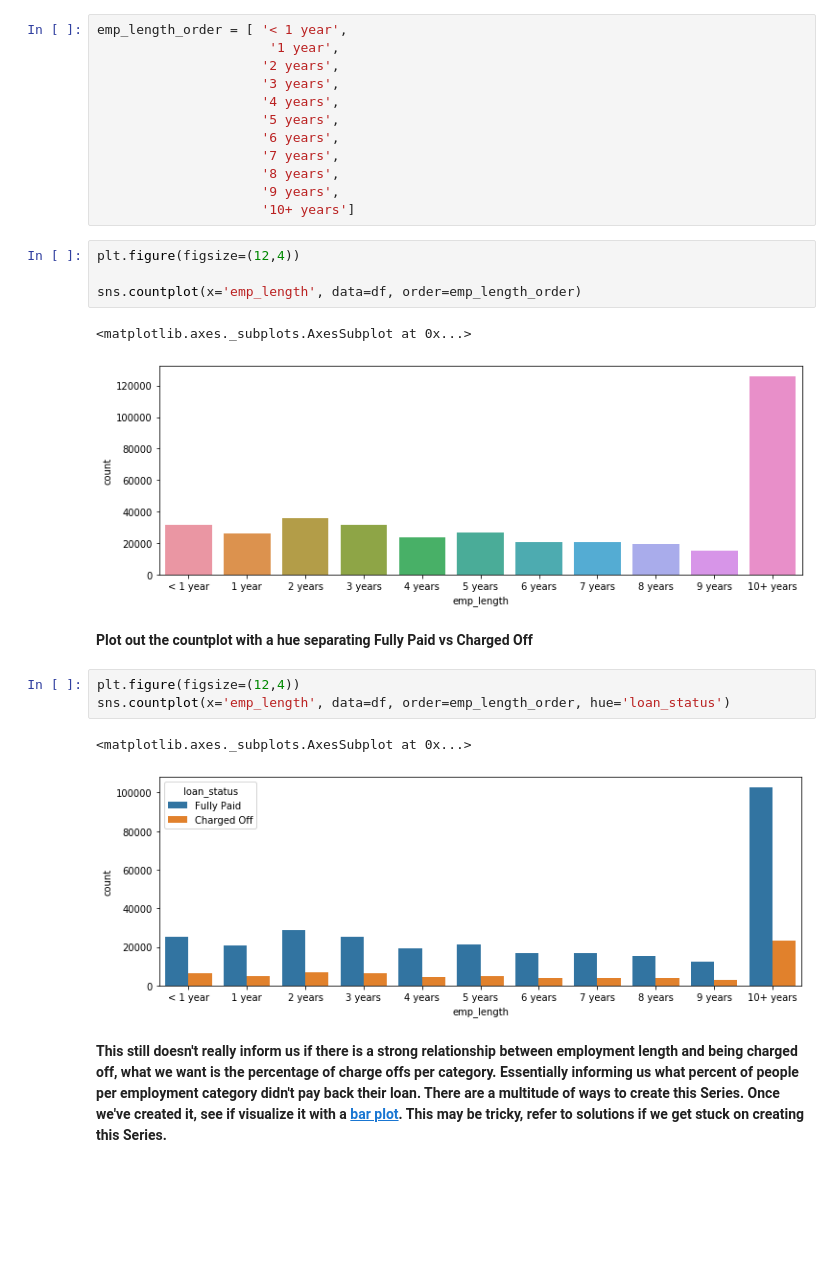
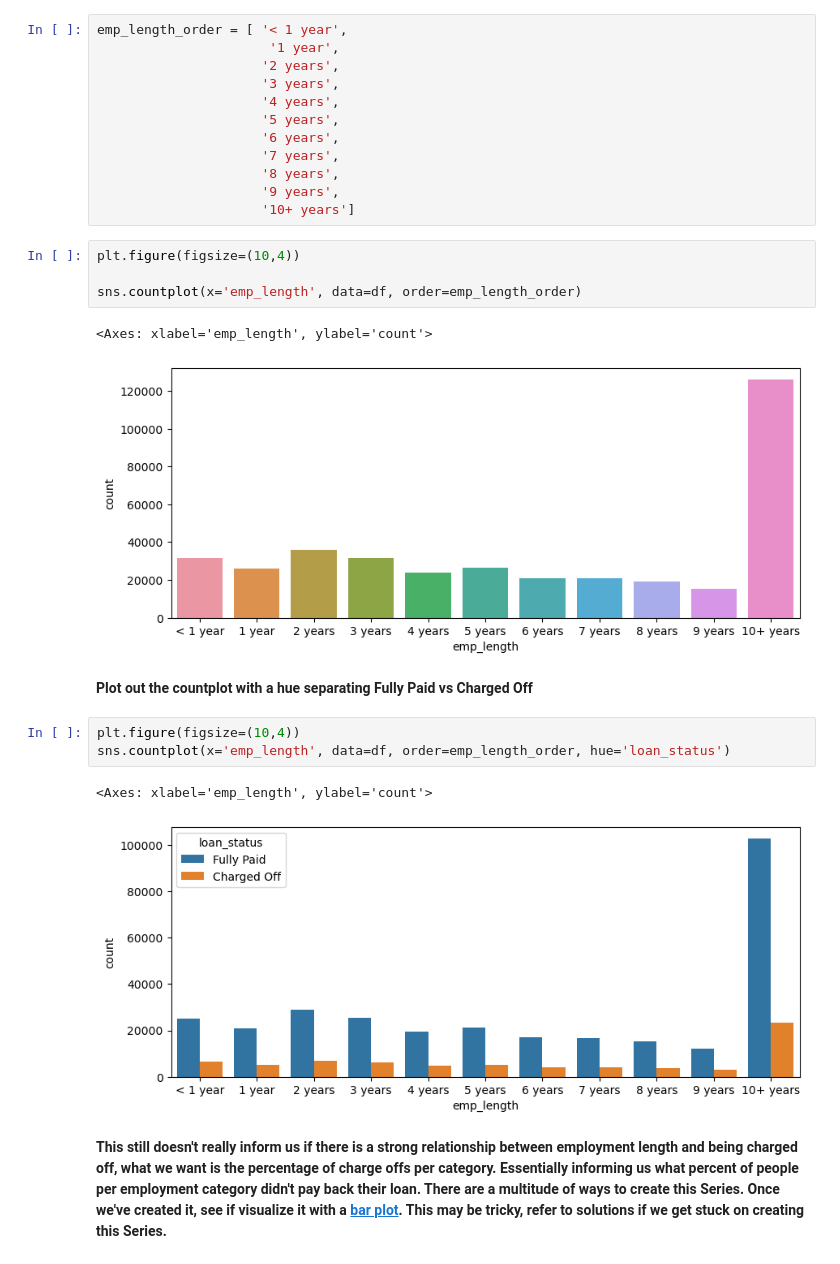
Before and after one commit to mshayganfar/ML_coding, a Jupyter notebook: MahniShayganfar_Keras_LendingClub_Project.ipynb, the cells around one changed output. Cells and saved outputs as stored; diff of their text form; blank space fills up the shorter version.

```diff
--- a/MahniShayganfar_Keras_LendingClub_Project.ipynb
+++ b/MahniShayganfar_Keras_LendingClub_Project.ipynb
@@ -520,20 +521,20 @@ emp_length_order = [ '< 1 year',
                      '9 years',
                      '10+ years']
 # %%
-plt.figure(figsize=(12,4))
+plt.figure(figsize=(10,4))
 
 sns.countplot(x='emp_length', data=df, order=emp_length_order)
 # %% [output]
-<matplotlib.axes._subplots.AxesSubplot at 0x...>
+<Axes: xlabel='emp_length', ylabel='count'>
-[figure, old version]
+[figure, new version]
 # %% [markdown]
 **Plot out the countplot with a hue separating Fully Paid vs Charged Off**
 # %%
-plt.figure(figsize=(12,4))
+plt.figure(figsize=(10,4))
 sns.countplot(x='emp_length', data=df, order=emp_length_order, hue='loan_status')
 # %% [output]
-<matplotlib.axes._subplots.AxesSubplot at 0x...>
+<Axes: xlabel='emp_length', ylabel='count'>
-[figure, old version]
+[figure, new version]
 # %% [markdown]
 **This still doesn't really inform us if there is a strong relationship between employment length and being charged off, what we want is the percentage of charge offs per category. Essentially informing us what percent of people per employment category didn't pay back their loan. There are a multitude of ways to create this Series. Once we've created it, see if visualize it with a [bar plot](https://pandas.pydata.org/pandas-docs/version/0.23.4/generated/pandas.DataFrame.plot.html). This may be tricky, refer to solutions if we get stuck on creating this Series.**
 # %%
```
Also changed, not shown: parts of 33 cells of this notebook.
